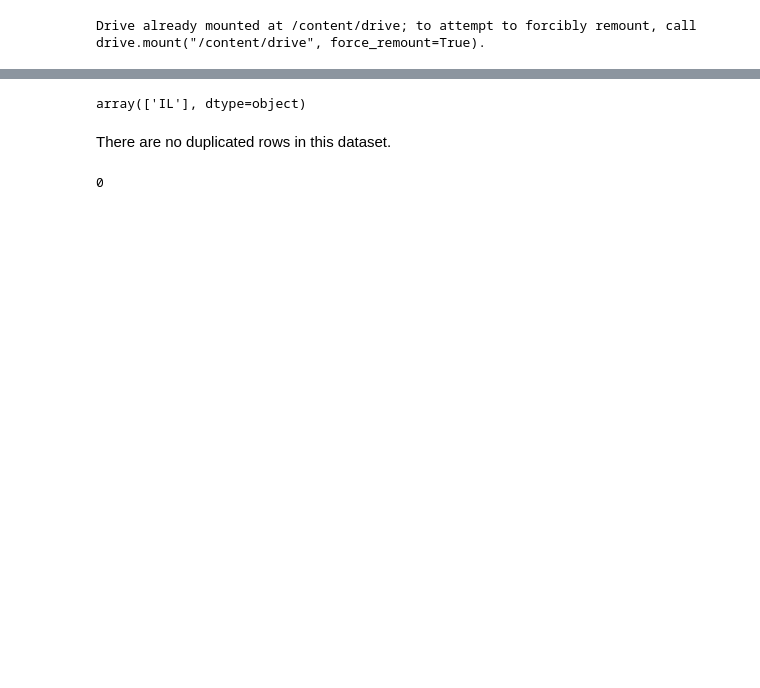
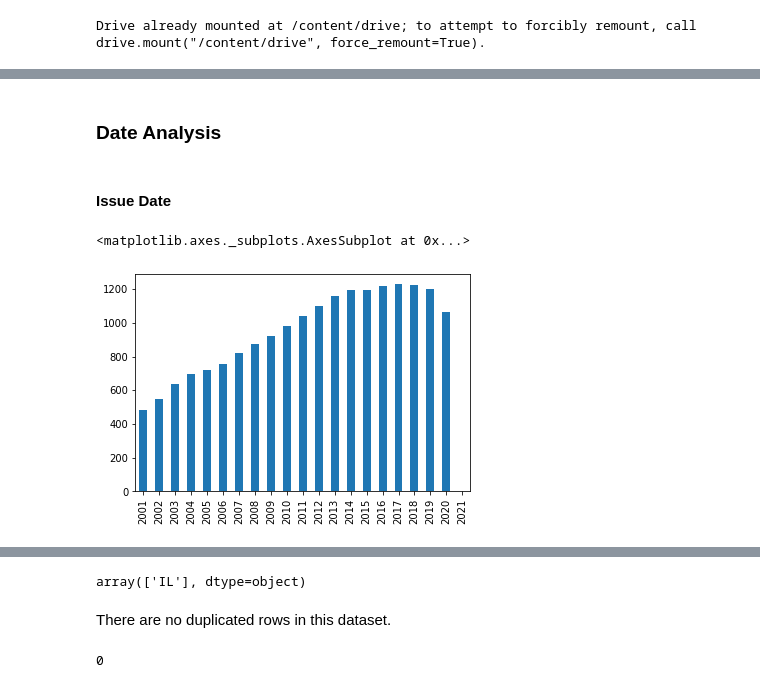
Before and after one commit to cammoore41/Chicago-Sidewalks, a Jupyter notebook: Sidewalk_Cafe_EDA.ipynb, the cells around one changed output, grey strips where cells are left out. Cells and saved outputs as stored; diff of their text form; code cells hidden in the pictures; blank space fills up the shorter version.

Commit message:
Basic Data Analysis

```diff
--- a/Sidewalk_Cafe_EDA.ipynb
+++ b/Sidewalk_Cafe_EDA.ipynb
@@ -398,0 +131,2 @@ memory usage: 2.7+ MB
+# %%
+cafe_df_2=cafe_df.drop(columns=['ADDRESS NUMBER START','ADDRESS NUMBER','STREET DIRECTION','STREET TYPE', 'PRECINCT','WARD PRECINCT','LATITUDE','LONGITUDE','LOCATION'])
@@ -398,0 +168,2 @@ memory usage: 2.7+ MB
+# %% [markdown]
+### Date Analysis
@@ -398,0 +172,25 @@ memory usage: 2.7+ MB
+# %% [markdown]
+#### Issue Date
+# %%
+month_date_to_short = {1: "Jan",
+                       2: "Feb",
+                       3: "Mar",
+                       4: "Apr",
+                       5: "May",
+                       6: "Jun",
+                       7: "Jul",
+                       8: "Aug",
+                       9: "Sep",
+                       10: "Oct",
+                       11: "Nov",
+                       12: "Dec"
+                      }
+months_in_order = ['Jan', 'Feb', 'Mar', 'Apr', 'May', 'Jun', 'Jul', 'Aug', 'Sep', 'Oct', 'Nov', 'Dec']
+# %%
+cafe_df_2['ISSUED DATE YEAR']=pd.DatetimeIndex(cafe_df_2['ISSUED DATE']).year
+cafe_df_2['ISSUED DATE MONTH']=pd.DatetimeIndex(cafe_df_2['ISSUED DATE']).month.map(month_date_to_short)
+# %%
+cafe_df_2['ISSUED DATE YEAR'].value_counts().sort_index().plot(kind='bar')
+# %% [output]
+<matplotlib.axes._subplots.AxesSubplot at 0x...>
+[figure, added]
```
Also changed, not shown: parts of 76 cells of this notebook.
